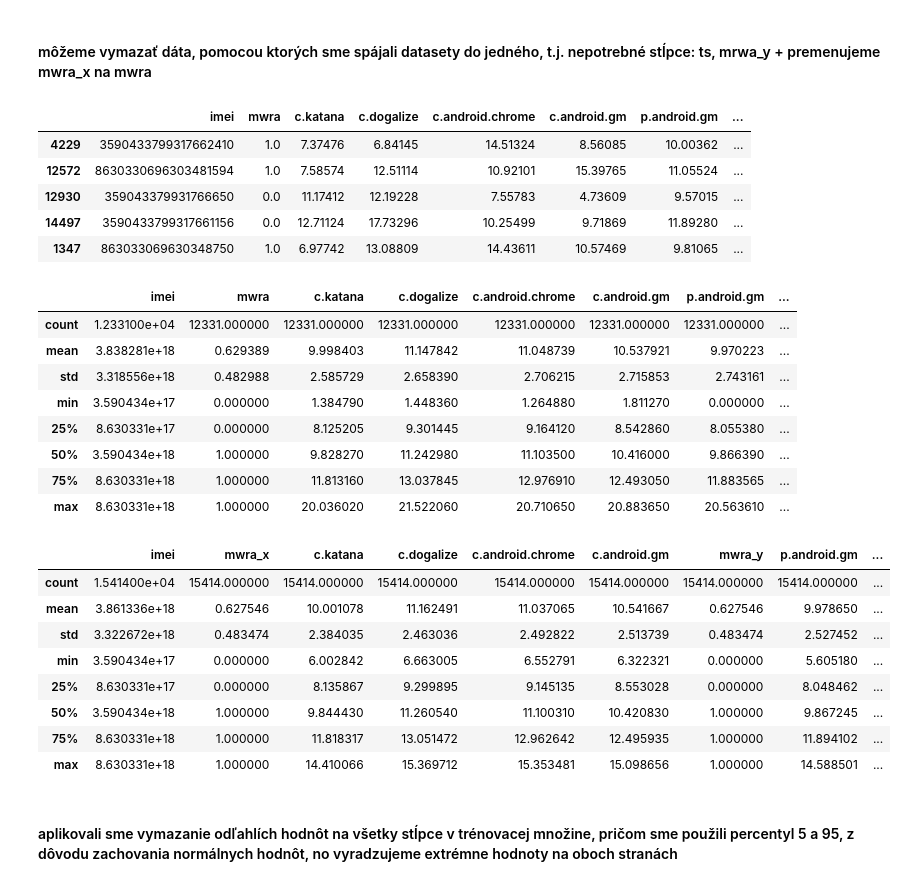
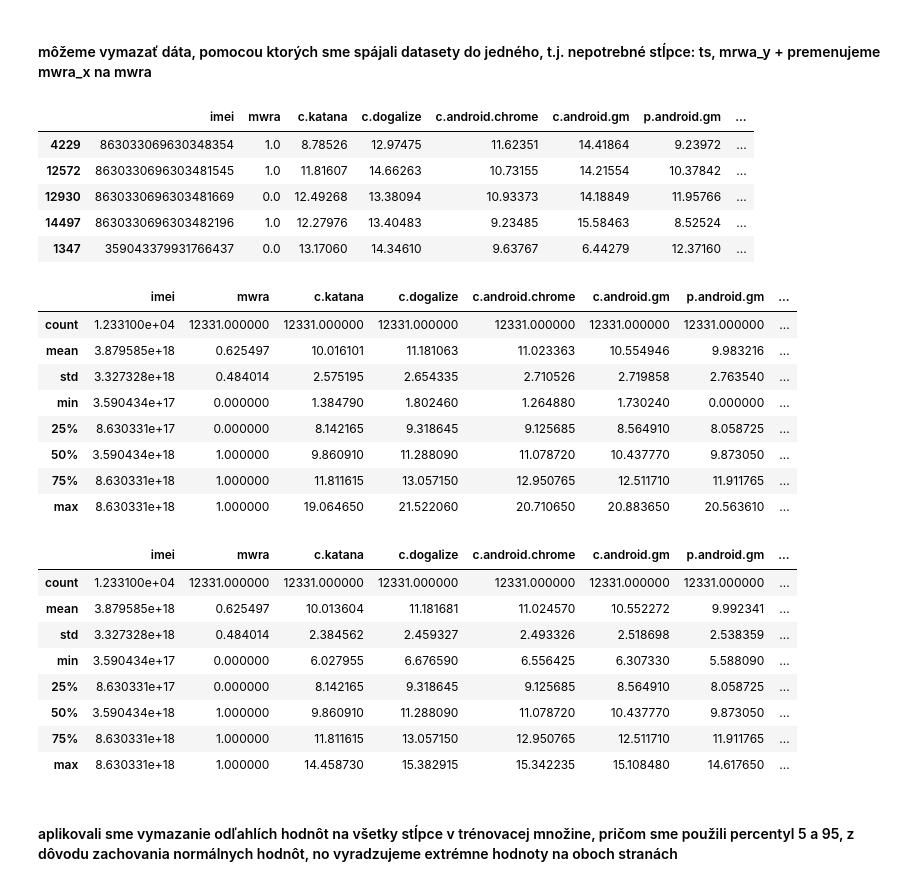
Before and after one commit to xtancos/IAU_project, a Jupyter notebook: ML.ipynb, the cells around one changed output. Saved outputs shown, nothing was run; the diff lists cells and outputs as text; code cells hidden in the pictures.

```diff
--- a/ML.ipynb
+++ b/ML.ipynb
@@ -32,8 +32,8 @@ from sklearn.preprocessing import StandardScaler
 #### zlúčime potrebné dáta do jedného datasetu
 # %%
 # loading datasets
-df_processes    = pd.read_csv("data/raw/processes.csv", sep='\t')
-df_connections  = pd.read_csv("data/raw/connections.csv", sep='\t')
+df_processes    = pd.read_csv("processes.csv", sep='\t')
+df_connections  = pd.read_csv("connections.csv", sep='\t')
 # %% [markdown]
 #### vyberieme si dáta, ktoré sme identifikovali v EDA
 # %%
@@ -113,54 +113,54 @@ train_df = train_df.rename(columns={'mwra_x': 'mwra'})
 train_df.head()
 # %% [output]
 |  | imei | mwra | c.katana | c.dogalize | c.android.chrome | c.android.gm | p.android.gm | ... |
-| 4229 | 3590433799317662410 | 1.0 | 7.37476 | 6.84145 | 14.51324 | 8.56085 | 10.00362 | ... |
-| 12572 | 8630330696303481594 | 1.0 | 7.58574 | 12.51114 | 10.92101 | 15.39765 | 11.05524 | ... |
-| 12930 | 359043379931766650 | 0.0 | 11.17412 | 12.19228 | 7.55783 | 4.73609 | 9.57015 | ... |
-| 14497 | 3590433799317661156 | 0.0 | 12.71124 | 17.73296 | 10.25499 | 9.71869 | 11.89280 | ... |
-| 1347 | 863033069630348750 | 1.0 | 6.97742 | 13.08809 | 14.43611 | 10.57469 | 9.81065 | ... |
+| 4229 | 863033069630348354 | 1.0 | 8.78526 | 12.97475 | 11.62351 | 14.41864 | 9.23972 | ... |
+| 12572 | 8630330696303481545 | 1.0 | 11.81607 | 14.66263 | 10.73155 | 14.21554 | 10.37842 | ... |
+| 12930 | 8630330696303481669 | 0.0 | 12.49268 | 13.38094 | 10.93373 | 14.18849 | 11.95766 | ... |
+| 14497 | 8630330696303482196 | 1.0 | 12.27976 | 13.40483 | 9.23485 | 15.58463 | 8.52524 | ... |
+| 1347 | 359043379931766437 | 0.0 | 13.17060 | 14.34610 | 9.63767 | 6.44279 | 12.37160 | ... |
 # %%
 train_df.describe()
 # %% [output]
 |  | imei | mwra | c.katana | c.dogalize | c.android.chrome | c.android.gm | p.android.gm | ... |
 | count | 1.233100e+04 | 12331.000000 | 12331.000000 | 12331.000000 | 12331.000000 | 12331.000000 | 12331.000000 | ... |
-| mean | 3.838281e+18 | 0.629389 | 9.998403 | 11.147842 | 11.048739 | 10.537921 | 9.970223 | ... |
-| std | 3.318556e+18 | 0.482988 | 2.585729 | 2.658390 | 2.706215 | 2.715853 | 2.743161 | ... |
-| min | 3.590434e+17 | 0.000000 | 1.384790 | 1.448360 | 1.264880 | 1.811270 | 0.000000 | ... |
-| 25% | 8.630331e+17 | 0.000000 | 8.125205 | 9.301445 | 9.164120 | 8.542860 | 8.055380 | ... |
-| 50% | 3.590434e+18 | 1.000000 | 9.828270 | 11.242980 | 11.103500 | 10.416000 | 9.866390 | ... |
-| 75% | 8.630331e+18 | 1.000000 | 11.813160 | 13.037845 | 12.976910 | 12.493050 | 11.883565 | ... |
-| max | 8.630331e+18 | 1.000000 | 20.036020 | 21.522060 | 20.710650 | 20.883650 | 20.563610 | ... |
+| mean | 3.879585e+18 | 0.625497 | 10.016101 | 11.181063 | 11.023363 | 10.554946 | 9.983216 | ... |
+| std | 3.327328e+18 | 0.484014 | 2.575195 | 2.654335 | 2.710526 | 2.719858 | 2.763540 | ... |
+| min | 3.590434e+17 | 0.000000 | 1.384790 | 1.802460 | 1.264880 | 1.730240 | 0.000000 | ... |
+| 25% | 8.630331e+17 | 0.000000 | 8.142165 | 9.318645 | 9.125685 | 8.564910 | 8.058725 | ... |
+| 50% | 3.590434e+18 | 1.000000 | 9.860910 | 11.288090 | 11.078720 | 10.437770 | 9.873050 | ... |
+| 75% | 8.630331e+18 | 1.000000 | 11.811615 | 13.057150 | 12.950765 | 12.511710 | 11.911765 | ... |
+| max | 8.630331e+18 | 1.000000 | 19.064650 | 21.522060 | 20.710650 | 20.883650 | 20.563610 | ... |
 # %%
 def remove_outlier(the_df, the_column):
     if the_column in ['imei', 'mwra']:
         return the_df
 
     lower_bound = the_df[the_column].quantile(0.05)
     upper_bound = the_df[the_column].quantile(0.95)
 
     outlier_mask = (the_df[the_column] > upper_bound) | (the_df[the_column] < lower_bound)
 
     the_df.loc[outlier_mask, the_column] = np.where(
         the_df.loc[outlier_mask, the_column] < lower_bound,
         lower_bound,
         upper_bound
     )
     return the_df
 
 for column in train_df.columns:
-    train_df = remove_outlier(df, column)
+    train_df = remove_outlier(train_df, column)
 
 train_df.describe()
 # %% [output]
-|  | imei | mwra_x | c.katana | c.dogalize | c.android.chrome | c.android.gm | mwra_y | p.android.gm | ... |
-| count | 1.541400e+04 | 15414.000000 | 15414.000000 | 15414.000000 | 15414.000000 | 15414.000000 | 15414.000000 | 15414.000000 | ... |
-| mean | 3.861336e+18 | 0.627546 | 10.001078 | 11.162491 | 11.037065 | 10.541667 | 0.627546 | 9.978650 | ... |
-| std | 3.322672e+18 | 0.483474 | 2.384035 | 2.463036 | 2.492822 | 2.513739 | 0.483474 | 2.527452 | ... |
-| min | 3.590434e+17 | 0.000000 | 6.002842 | 6.663005 | 6.552791 | 6.322321 | 0.000000 | 5.605180 | ... |
-| 25% | 8.630331e+17 | 0.000000 | 8.135867 | 9.299895 | 9.145135 | 8.553028 | 0.000000 | 8.048462 | ... |
-| 50% | 3.590434e+18 | 1.000000 | 9.844430 | 11.260540 | 11.100310 | 10.420830 | 1.000000 | 9.867245 | ... |
-| 75% | 8.630331e+18 | 1.000000 | 11.818317 | 13.051472 | 12.962642 | 12.495935 | 1.000000 | 11.894102 | ... |
-| max | 8.630331e+18 | 1.000000 | 14.410066 | 15.369712 | 15.353481 | 15.098656 | 1.000000 | 14.588501 | ... |
+|  | imei | mwra | c.katana | c.dogalize | c.android.chrome | c.android.gm | p.android.gm | ... |
+| count | 1.233100e+04 | 12331.000000 | 12331.000000 | 12331.000000 | 12331.000000 | 12331.000000 | 12331.000000 | ... |
+| mean | 3.879585e+18 | 0.625497 | 10.013604 | 11.181681 | 11.024570 | 10.552272 | 9.992341 | ... |
+| std | 3.327328e+18 | 0.484014 | 2.384562 | 2.459327 | 2.493326 | 2.518698 | 2.538359 | ... |
+| min | 3.590434e+17 | 0.000000 | 6.027955 | 6.676590 | 6.556425 | 6.307330 | 5.588090 | ... |
+| 25% | 8.630331e+17 | 0.000000 | 8.142165 | 9.318645 | 9.125685 | 8.564910 | 8.058725 | ... |
+| 50% | 3.590434e+18 | 1.000000 | 9.860910 | 11.288090 | 11.078720 | 10.437770 | 9.873050 | ... |
+| 75% | 8.630331e+18 | 1.000000 | 11.811615 | 13.057150 | 12.950765 | 12.511710 | 11.911765 | ... |
+| max | 8.630331e+18 | 1.000000 | 14.458730 | 15.382915 | 15.342235 | 15.108480 | 14.617650 | ... |
 # %% [markdown]
 #### aplikovali sme vymazanie odľahlích hodnôt na všetky stĺpce v trénovacej množine, pričom sme použili percentyl 5 a 95, z dôvodu zachovania normálnych hodnôt, no vyradzujeme extrémne hodnoty na oboch stranách
 # %%
```
Also changed, not shown: parts of 11 cells of this notebook.
